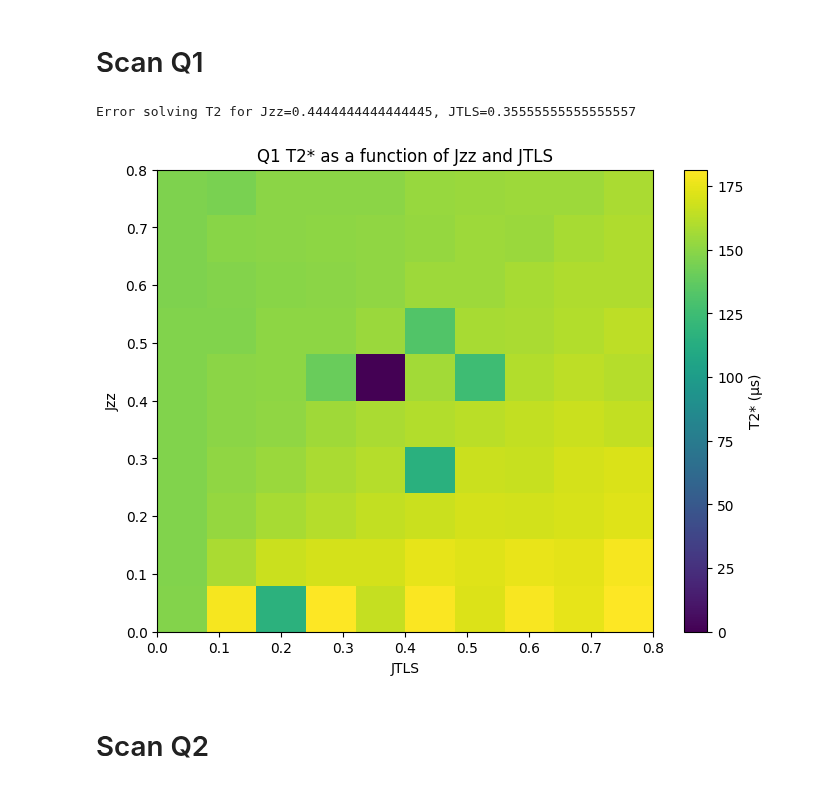
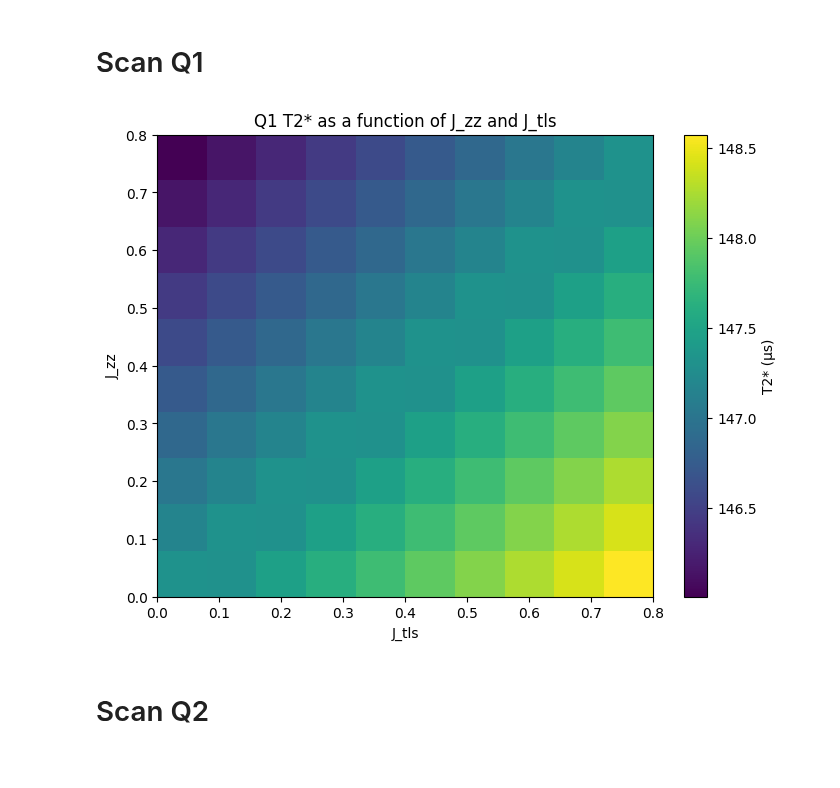
Before and after one commit to jyamaoka/qubit_zz_coupling, a Jupyter notebook: examples/scan_coupling.ipynb, the cells around one changed output. Saved outputs shown, nothing was run; the diff lists cells and outputs as text; code cells hidden in the pictures.

```diff
--- a/examples/scan_coupling.ipynb
+++ b/examples/scan_coupling.ipynb
@@ -78,7 +73,7 @@ plt.show()
 # no Jzz
 SYSTEM_PARAMS = SYSTEM_PARAMS_base.copy()
 
-SYSTEM_PARAMS["Jzz"] = 0.00
+SYSTEM_PARAMS["J_zz"] = 0.00
 H, c_ops, sz_q1, sz_q2, sx_q1, sx_q2 = setup_operators(system_params=SYSTEM_PARAMS)
 
 psi0 = tensor(basis(2,1), basis(2,0), basis(2,1))  # |1⟩|0⟩|1⟩
@@ -87,7 +82,7 @@ solve_t1(H, psi0, tlist, c_ops, [sz_q2], ret_pop=False)
 plot_t1(H, psi0, tlist, c_ops, [sz_q2], "Qubit 2", SYSTEM_PARAMS)
 
 # with Coupling
-SYSTEM_PARAMS["Jzz"] = 0.01
+SYSTEM_PARAMS["J_zz"] = 0.01
 H, c_ops, sz_q1, sz_q2, sx_q1, sx_q2 = setup_operators(system_params=SYSTEM_PARAMS)
 psi0 = tensor(basis(2,1), basis(2,0), basis(2,1))  # |1⟩|0⟩|1⟩
 
@@ -150,35 +132,24 @@ plt.show()
 tlist = np.linspace(0, 300, 115)
 
 # T2 measurement for Qubit 2
-SYSTEM_PARAMS["Jzz"] = 0.00
-SYSTEM_PARAMS["JTLS"] = 0.05
+SYSTEM_PARAMS["J_zz"] = 0.00
+SYSTEM_PARAMS["J_tls"] = 0.05
 H, c_ops, sz_q1, sz_q2, sx_q1, sx_q2 = setup_operators(system_params=SYSTEM_PARAMS)
 
 psi0 = tensor(basis(2,1), (basis(2,1) + basis(2,0)).unit(), basis(2,1))  # |+⟩|1⟩|1⟩
 
-first_guess = [0.5, 1.0 / SYSTEM_PARAMS["dephasing"]["q2"], SYSTEM_PARAMS["fq2"], 0.0, 0.5]
+first_guess = [0.5, SYSTEM_PARAMS["T2"]["q2"], SYSTEM_PARAMS["f_q2"], 0.0, 0.5]
 
 solve_t2(H, psi0, tlist, c_ops, [sx_q2], first_guess, ret_pop=False)
 plot_t2(H, psi0, tlist, c_ops, [sx_q2], first_guess, "Qubit 2", SYSTEM_PARAMS)
 
 # with coupling
-SYSTEM_PARAMS["Jzz"] = 0.02
+SYSTEM_PARAMS["J_zz"] = 0.02
 H, c_ops, sz_q1, sz_q2, sx_q1, sx_q2 = setup_operators(system_params=SYSTEM_PARAMS)
 
 psi0 = tensor(basis(2,1), (basis(2,1) + basis(2,0)).unit(), basis(2,1))  # |+⟩|1⟩|1⟩
 
-first_guess = [0.5, 1.0 / SYSTEM_PARAMS["dephasing"]["q2"], SYSTEM_PARAMS["fq2"], 0.0, 0.5]
-
-solve_t2(H, psi0, tlist, c_ops, [sx_q2], first_guess, ret_pop=False)
-plot_t2(H, psi0, tlist, c_ops, [sx_q2], first_guess, "Qubit 2", SYSTEM_PARAMS)
-
-# with coupling
-SYSTEM_PARAMS["Jxx"] = 0.02
-H, c_ops, sz_q1, sz_q2, sx_q1, sx_q2 = setup_operators(system_params=SYSTEM_PARAMS)
-
-psi0 = tensor(basis(2,1), (basis(2,1) + basis(2,0)).unit(), basis(2,1))  # |+⟩|1⟩|1⟩
-
-first_guess = [0.5, 1.0 / SYSTEM_PARAMS["dephasing"]["q2"], SYSTEM_PARAMS["fq2"], 0.0, 0.5]
+first_guess = [0.5, SYSTEM_PARAMS["T2"]["q2"], SYSTEM_PARAMS["f_q2"], 0.0, 0.5]
 
 solve_t2(H, psi0, tlist, c_ops, [sx_q2], first_guess, ret_pop=False)
 plot_t2(H, psi0, tlist, c_ops, [sx_q2], first_guess, "Qubit 2", SYSTEM_PARAMS)
@@ -201,7 +169,7 @@ plt.show()
 # %%
 tlist = np.linspace(0, 300, 85)  # Time points in μs
 
-SYSTEM_PARAMS["Jxx"] = 0.00
+SYSTEM_PARAMS["J_xx"] = 0.00
 
 # Define parameter ranges
 Jzz_vals = np.linspace(0.00, 0.8, 10)
@@ -218,47 +186,46 @@ for i, Jzz in enumerate(tqdm(Jzz_vals)):
 
         # Update parameters for this scan
         params = base_params.copy()
-        params["Jzz"] = Jzz
-        params["Jxt"] = JTLS
+        params["J_zz"] = Jzz
+        params["J_tls"] = JTLS
 
         # Setup system
         H, c_ops, sz_q1, sz_q2, sx_q1, sx_q2 = setup_operators(system_params=params)
         psi0 = tensor( (basis(2, 0) + basis(2, 1)).unit(), basis(2, 1),  basis(2, 1))  # |+⟩|1⟩|1⟩
-        first_guess = [0.5, 1.0 / params["dephasing"]["q1"], params["fq1"], 0.0, 0.5]
+        first_guess = [0.5, params["T2"]["q1"], params["f_q1"], 0.0, 0.5]
 
         # Solve T2 and store the fitted T2 value
         try:
             fit_par = solve_t2(H, psi0, tlist, c_ops, [sx_q1], first_guess, ret_pop=False, use_fit_gauss=True)
         except:
-            print(f"Error solving T2 for Jzz={Jzz}, JTLS={JTLS}")
+            print(f"Error solving T2 for J_zz={Jzz}, J_tls={JTLS}")
             continue
 
         #if fit_par[1] > 85:
         #    plot_t2(H, psi0, tlist, c_ops, [sx_q1], fit_par, "Qubit 1", params)
         #    fit_par[1] = 60
 
         #if do_print:
         #    plot_t2(H, psi0, tlist, c_ops, [sx_q1], fit_par, "Qubit 1", params)
         #    do_print = False
 
         T2_matrix[i, j] = fit_par[1]  # T2* is the second parameter
 
 
 # Plot heatmap
 plt.figure(figsize=(8, 6))
 plt.imshow(T2_matrix, origin='lower', aspect='auto',
            extent=[JTLS_vals[0], JTLS_vals[-1], Jzz_vals[0], Jzz_vals[-1]],
            cmap='viridis')
 plt.colorbar(label='T2* (μs)')
-plt.xlabel('JTLS')
-plt.ylabel('Jzz')
-plt.title('Q1 T2* as a function of Jzz and JTLS')
+plt.xlabel('J_tls')
+plt.ylabel('J_zz')
+plt.title('Q1 T2* as a function of J_zz and J_tls')
 plt.show()
 
 #print(T2_matrix)
 # %% [output]
-Error solving T2 for Jzz=0.4444444444444445, JTLS=0.35555555555555557
-[figure, old version]
+[figure, new version]
 # %% [markdown]
 # Scan Q2
 # %%
```
Also changed, not shown: parts of 10 cells of this notebook, 2 other files.
